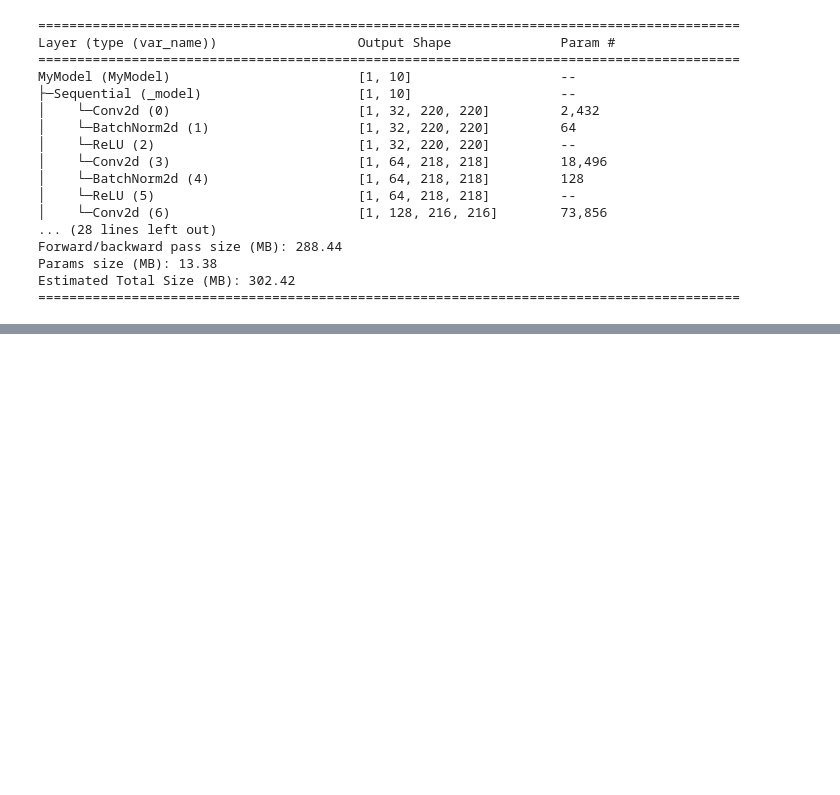
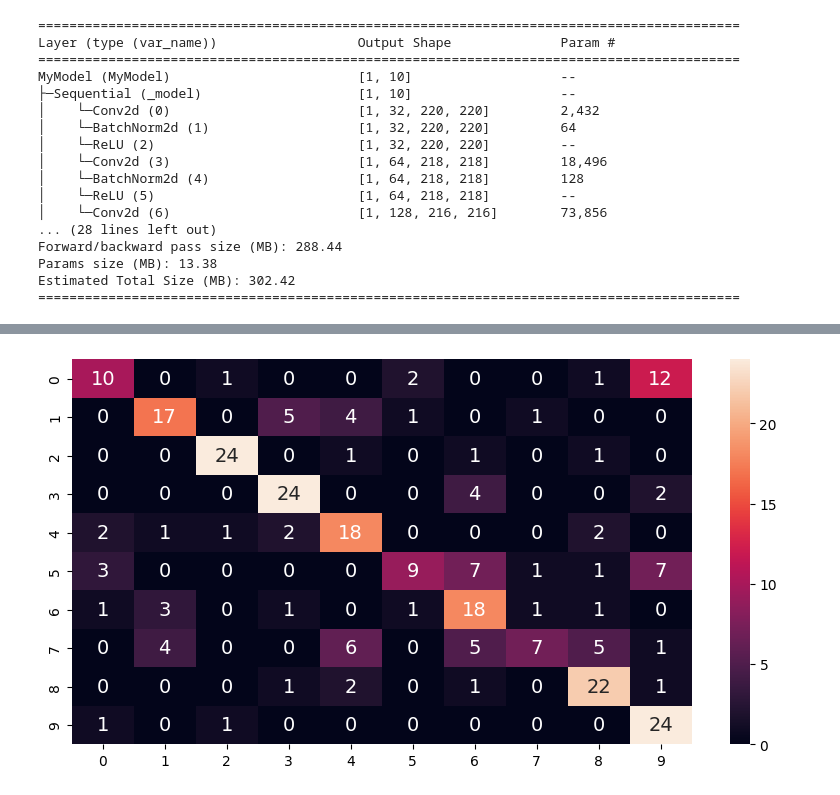
Before and after one commit to stjdans/bootcamp2, a Jupyter notebook: pytc/CNN구현.ipynb, the cells around one changed output, grey strips where cells are left out. Cells and saved outputs as stored; diff of their text form; code cells hidden in the pictures; blank space fills up the shorter version.

```diff
--- a/pytc/CNN구현.ipynb
+++ b/pytc/CNN구현.ipynb
@@ -413,0 +459,35 @@ KeyboardInterrupt:
+# %%
+def prediction(model, val_loader):
+    print('*' * 100)
+    model.eval()
+    model.to(DEVICE)
+
+    all_images, all_labels = [], []
+    all_pred_indices, all_pred_probs = [], []
+
+    for images, labels in val_loader:
+        images, labels = images.to(DEVICE), labels.to(DEVICE)
+
+        with torch.inference_mode():
+            outputs = model(images)
+
+        prob = F.softmax(outputs, dim=1)
+        print('prop shape >>', prob.shape)
+        print('prop >>\n', prob)
+        print('prop data >> \n\n', prob.data)
+        pred_indices = prob.data.max(dim=1)[1]
+
+        print('prop max len >> ', len(prob.data.max(dim=1)))
+        print('prop max >> ', prob.data.max(dim=1))
+        pred_probs = prob.data.max(dim=1)[0]
+
+        all_images.append(images.cpu())
+        all_labels.append(labels.cpu())
+        all_pred_indices.append(pred_indices.cpu())
+        all_pred_probs.append(pred_probs.cpu())
+
+        print('*' * 100)
+    return (torch.cat(all_images).numpy(),
+            torch.cat(all_labels).numpy(),
+            torch.cat(all_pred_indices).numpy(),
+            torch.cat(all_pred_probs).numpy())
@@ -413,0 +541,8 @@ KeyboardInterrupt:
+# %%
+cm = confusion_matrix(y_true=val_gt_labels, y_pred=pred_indices)
+
+plt.figure(figsize=(10,5))
+sn.heatmap(cm, annot=True, fmt='d', annot_kws={'size': 14})
+plt.show()
+# %% [output]
+[figure, added]
```
Also changed, not shown: parts of 9 cells of this notebook, 30 other files.
